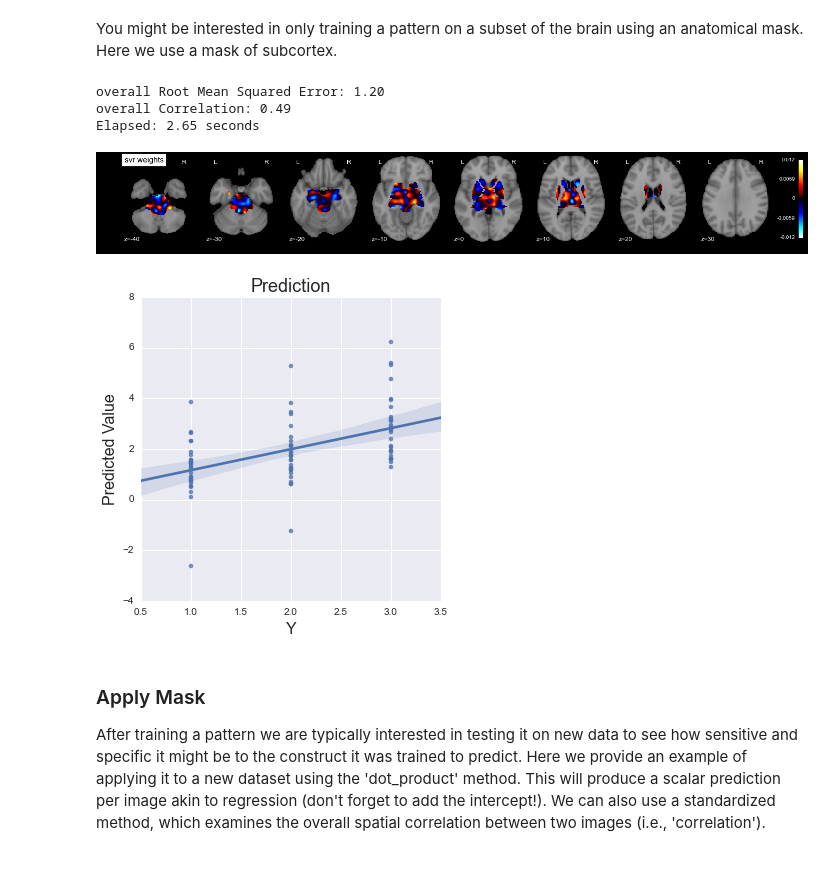
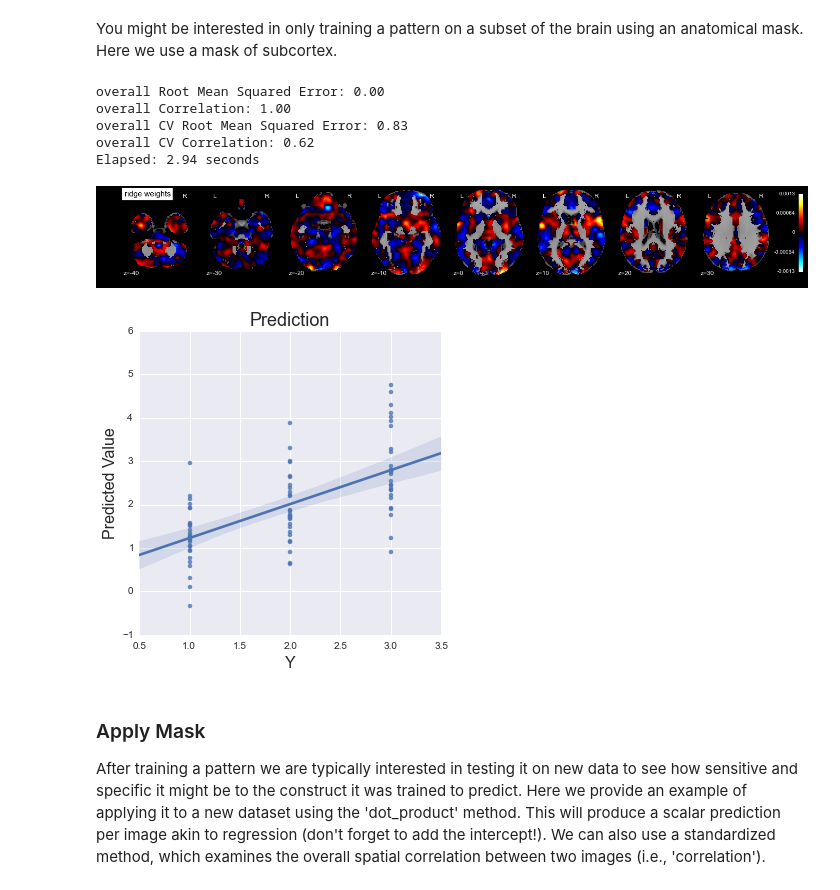
Before and after one commit to cosanlab/nltools, a Jupyter notebook: scripts/Chang_ML_fMRI_Tutorial.ipynb, the cells around one changed output. Cells and saved outputs as stored; diff of their text form; code cells hidden in the pictures.

Commit message:
clean up code - added new gray matter mask

```diff
--- a/scripts/Chang_ML_fMRI_Tutorial.ipynb
+++ b/scripts/Chang_ML_fMRI_Tutorial.ipynb
@@ -220,21 +216,25 @@ Total Elapsed: 31.89 seconds
 # %%
 tic = time.time() #Start Timer
 
-mask = nb.load(os.path.join(out_folder,'Masks','subcortex_drewUpdated.nii'))
+from nltools.util import get_resource_path
+
+mask = nb.load(os.path.join(get_resource_path(),'gray_matter_mask.nii.gz'))
 
 # Test Prediction with kfold xVal
-svr = Predict(dat,Y,algorithm='svr',subject_id = holdout,
-              output_dir=out_folder, cv_dict = {'kfolds':5},
-              mask = mask, **{'kernel':"linear"})
-svr.predict()
+ridge = Predict(dat,Y,algorithm='ridge', output_dir=out_folder,
+              cv_dict = {'type':'kfolds','n_folds':5, 'subject_id':holdout},
+              mask = mask)
+ridge.predict()
 
 print 'Elapsed: %.2f seconds' % (time.time() - tic) #Stop timer
 # %% [output]
-overall Root Mean Squared Error: 1.20
-overall Correlation: 0.49
-Elapsed: 2.65 seconds
+overall Root Mean Squared Error: 0.00
+overall Correlation: 1.00
+overall CV Root Mean Squared Error: 0.83
+overall CV Correlation: 0.62
+Elapsed: 2.94 seconds
-[figure, old version]
+[figure, new version]
-[figure, old version]
+[figure, new version]
 # %% [markdown]
 ### Apply Mask
 <p>After training a pattern we are typically interested in testing it on new data to see how sensitive and specific it might be to the construct it was trained to predict.  Here we provide an example of applying it to a new dataset using the 'dot_product' method.  This will produce a scalar prediction per image akin to regression (don't forget to add the intercept!). We can also use a standardized method, which examines the overall spatial correlation between two images (i.e., 'correlation').</p>
```
Also changed, not shown: parts of 9 cells of this notebook, 5 other files.
